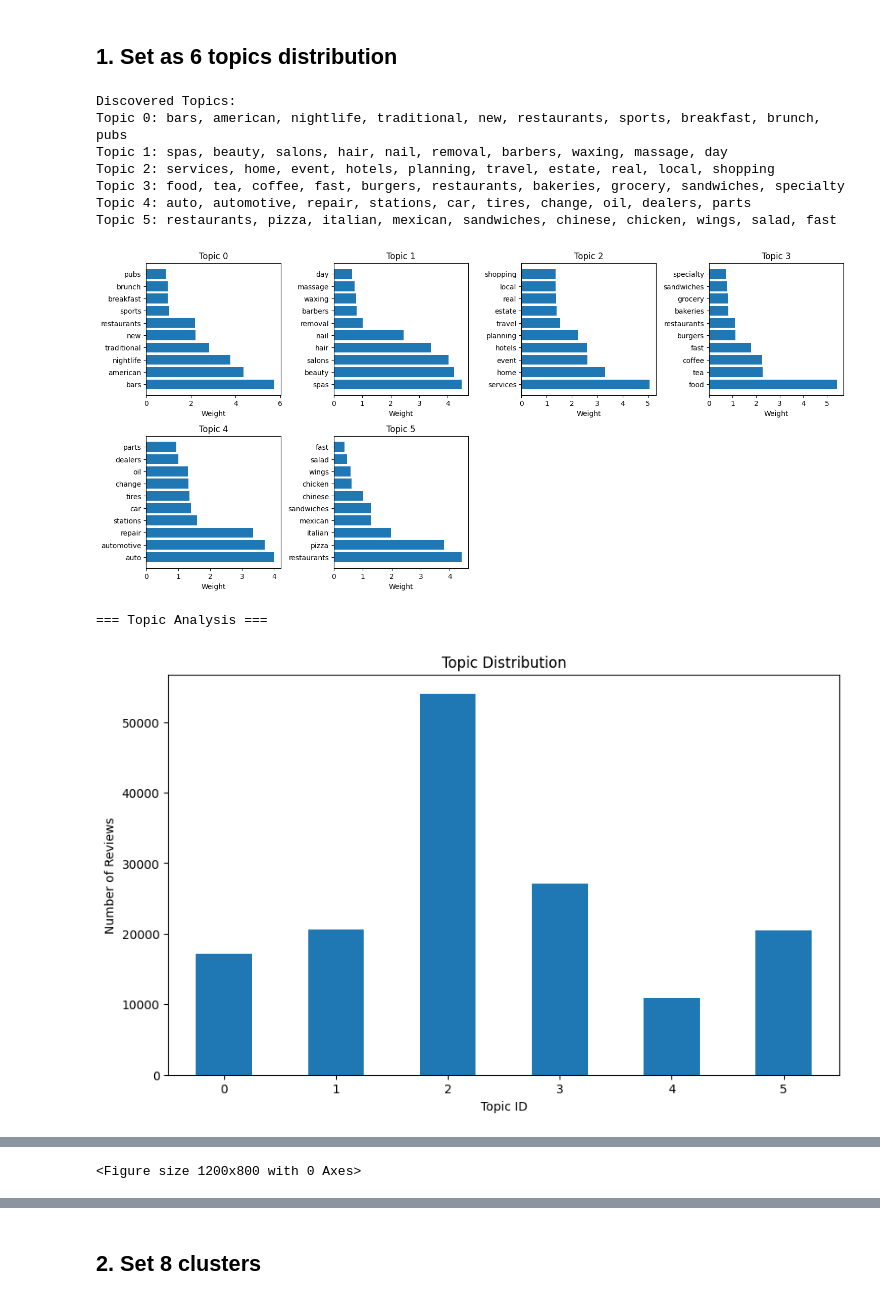
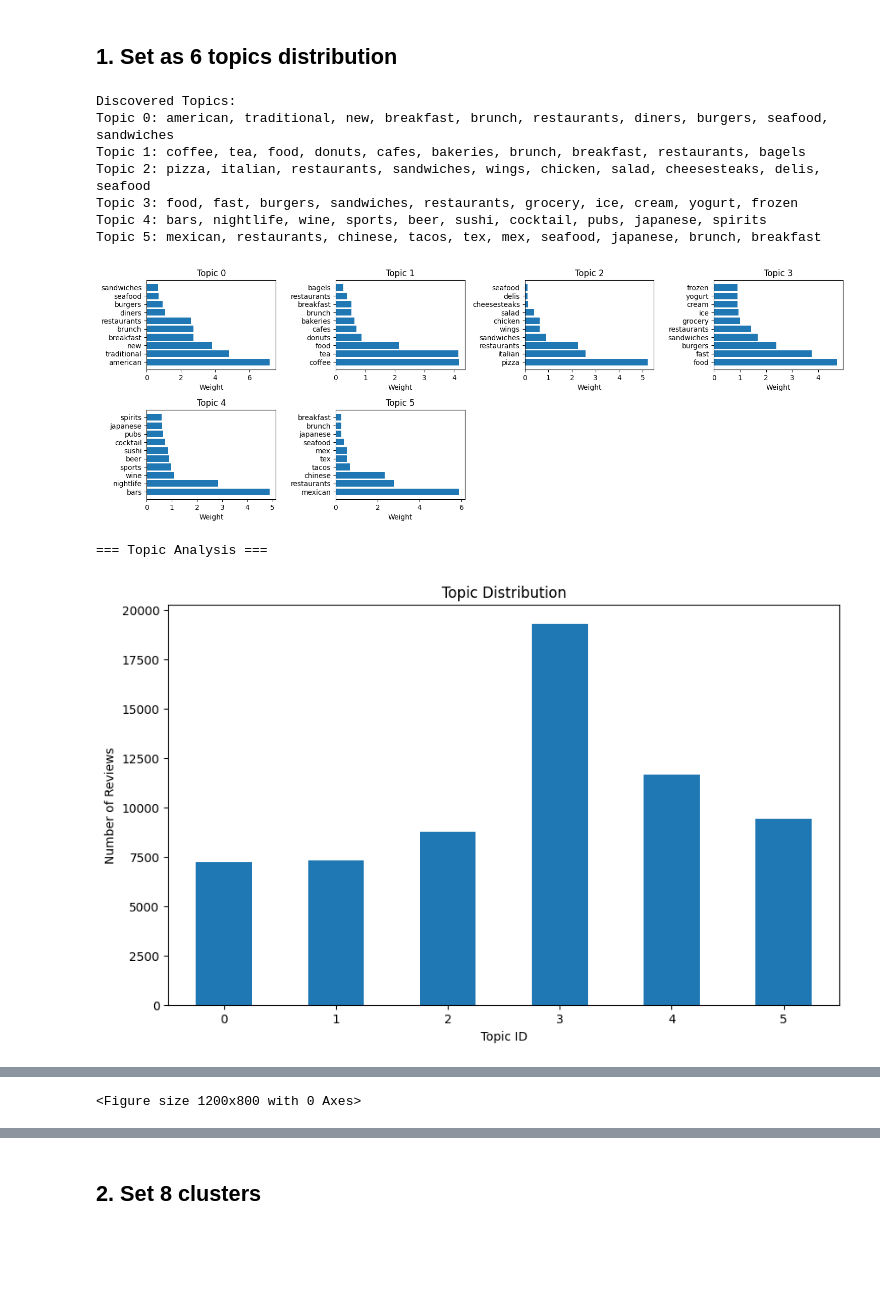
Before and after one commit to vanessageena/MTech-BAP, a Jupyter notebook: vanclustering.ipynb, the cells around one changed output, grey strips where cells are left out. Cells and saved outputs as stored; diff of their text form; code cells hidden in the pictures; blank space fills up the shorter version.

Commit message:
update clustering using topic modeling

```diff
--- a/vanclustering.ipynb
+++ b/vanclustering.ipynb
@@ -46,3 +46,22 @@ bizdf.iloc[55]['categories']
 bizdf.iloc[0]['categories']
 # %% [output]
 'Doctors, Traditional Chinese Medicine, Naturopathic/Holistic, Acupuncture, Health & Medical, Nutritionists'
+# %%
+import re
+## load the defined food categories from Danie's lists
+categories_df = pd.read_excel("Data/Food_Others_Yelp_Business_Categories.xlsx")
+allowed_categories = categories_df["Restaurants"].dropna().unique().tolist()
+print("Allowed categories:", allowed_categories)
+
+
+# filtered_data = bizdf[bizdf["categories"].isin(allowed_categories)]
+# print("After filtering:", filtered_data.shape)
+
+
+# Create a regex pattern that matches any of the allowed words (case-insensitive)
+pattern = "|".join([re.escape(cat) for cat in allowed_categories])
+
+# Filter rows where any allowed category appears in 'categories' column
+filtered_data = bizdf[bizdf["categories"].str.contains(pattern, case=False, na=False)]
+
+print("After filtering:", filtered_data.shape)
@@ -127,14 +156,16 @@ def comprehensive_topic_analysis(df, text_column='categories', n_topics=5):
 
     # Analyze and visualize topics
     print("Discovered Topics:")
+    top_words_list = []
     for topic_idx, topic in enumerate(nmf.components_):
         top_words = [feature_names[i] for i in topic.argsort()[-10:][::-1]]
+        top_words_list.append(top_words)
         print(f"Topic {topic_idx}: {', '.join(top_words)}")
     plot_topics(topic_term_mat, feature_names, n_top_words=10)
     analyze_topic_quality(df_clean, W)
     topic_star_analysis(df_clean)
 
-    return df_clean, nmf, tfidf
+    return df_clean, nmf, tfidf, top_words_list
 
 def plot_topics(H, feature_names, n_top_words=10):
     """Display the top words for each topic"""
@@ -295,16 +326,16 @@ def topic_star_analysis(df_clean):
 # %% [markdown]
 ## 1. Set as 6 topics distribution
 # %%
-comprehensive_topic_analysis(bizdf, n_topics=6)
+comprehensive_topic_analysis(filtered_data, n_topics=6)
 # %% [output]
 Discovered Topics:
-Topic 0: bars, american, nightlife, traditional, new, restaurants, sports, breakfast, brunch, pubs
-Topic 1: spas, beauty, salons, hair, nail, removal, barbers, waxing, massage, day
-Topic 2: services, home, event, hotels, planning, travel, estate, real, local, shopping
-Topic 3: food, tea, coffee, fast, burgers, restaurants, bakeries, grocery, sandwiches, specialty
-Topic 4: auto, automotive, repair, stations, car, tires, change, oil, dealers, parts
-Topic 5: restaurants, pizza, italian, mexican, sandwiches, chinese, chicken, wings, salad, fast
+Topic 0: american, traditional, new, breakfast, brunch, restaurants, diners, burgers, seafood, sandwiches
+Topic 1: coffee, tea, food, donuts, cafes, bakeries, brunch, breakfast, restaurants, bagels
+Topic 2: pizza, italian, restaurants, sandwiches, wings, chicken, salad, cheesesteaks, delis, seafood
+Topic 3: food, fast, burgers, sandwiches, restaurants, grocery, ice, cream, yogurt, frozen
+Topic 4: bars, nightlife, wine, sports, beer, sushi, cocktail, pubs, japanese, spirits
+Topic 5: mexican, restaurants, chinese, tacos, tex, mex, seafood, japanese, brunch, breakfast
-[figure, old version]
+[figure, new version]
 === Topic Analysis ===
-[figure, old version]
+[figure, new version]
 Topic distribution:
```
Also changed, not shown: parts of 20 cells of this notebook.
